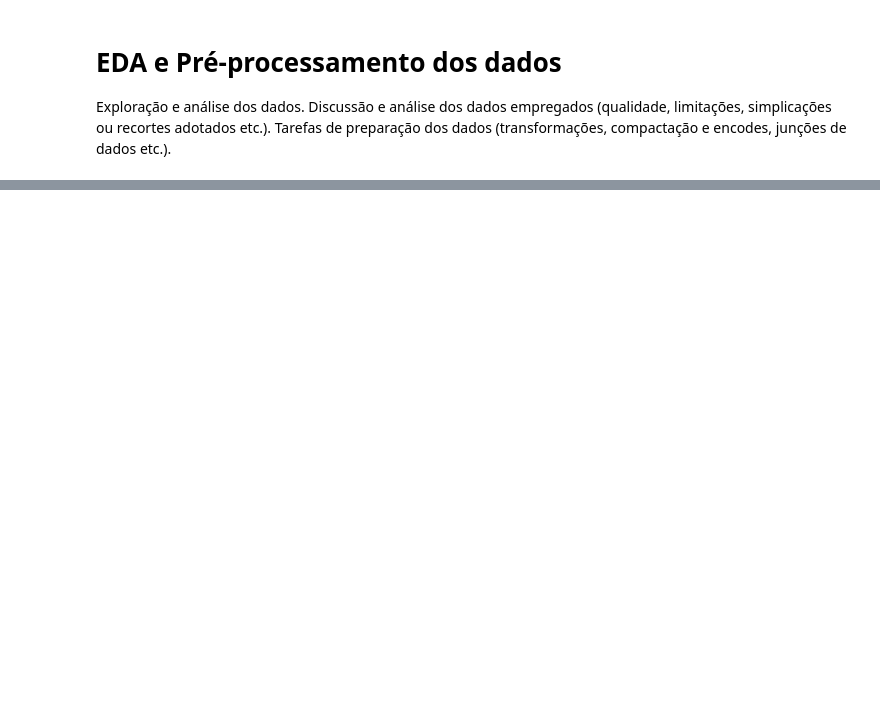
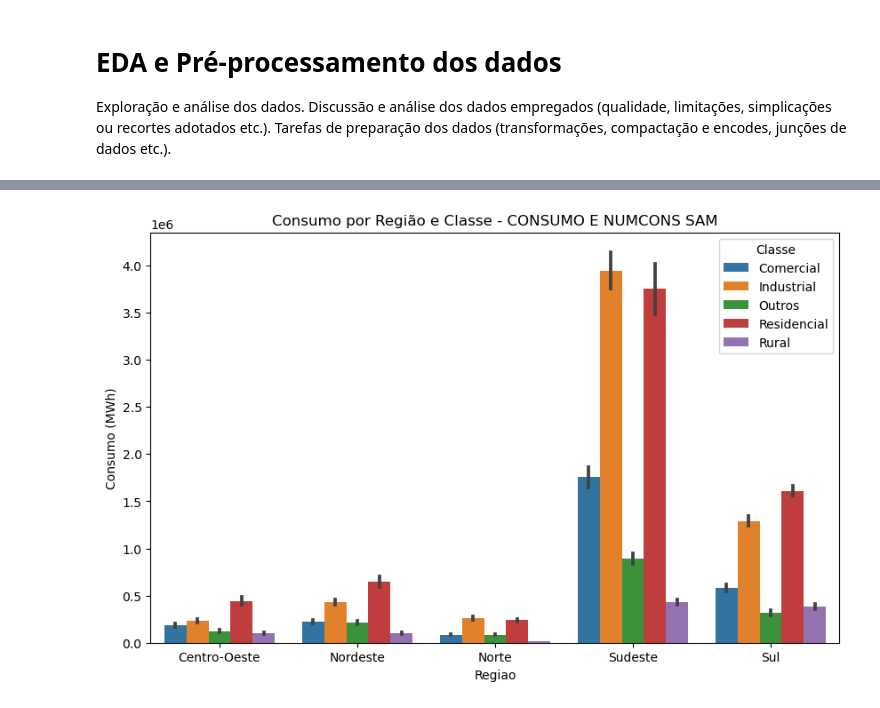
Before and after one commit to daniel64bit/distribuicao-renovavel, a Jupyter notebook: notebooks/entregas/entrega_04.ipynb, the cells around one changed output, grey strips where cells are left out. Drawn from its saved outputs; the diff is of its cells as text; code cells hidden in the pictures; blank space fills up the shorter version.

Commit message:
modelagem e projeção de consumo - entrega 04

```diff
--- a/notebooks/entregas/entrega_04.ipynb
+++ b/notebooks/entregas/entrega_04.ipynb
@@ -108,0 +669,5 @@ Nota final do trabalho 10.0
+# %%
+# Verificando as primeiras linhas de cada sheet
+for sheet in data:
+    print(f"\nPrimeiras linhas da aba: {sheet}")
+    display(data[sheet].head())
@@ -108,0 +696,8 @@ Nota final do trabalho 10.0
+# %%
+# Exibindo os tipos de dados e estatísticas descritivas para cada aba
+for sheet in data:
+    print(f"\nTipos de dados da aba: {sheet}")
+    print(display(data[sheet].dtypes))
+
+    print(f"\nEstatísticas descritivas da aba: {sheet}")
+    print(display(data[sheet].describe(include='all')))
@@ -108,0 +783,22 @@ Nota final do trabalho 10.0
+# %%
+# Tratamento de valores faltantes e inconsistentes
+for sheet in data:
+    print(f"\nValores faltantes na aba: {sheet}")
+
+    # Contagem total de valores faltantes
+    missing_total = data[sheet].isnull().sum().sum()
+    print(f"Total de valores faltantes: {missing_total}")
+
+    # Exibe também a contagem de valores faltantes por coluna
+    missing_count = data[sheet].isnull().sum()
+    print("Contagem de valores faltantes por coluna:")
+    print(missing_count)
+
+    # Após verificar, preenche valores faltantes (estratégia simples)
+    for column in data[sheet].columns:
+        if data[sheet][column].dtype == 'object':
+            # Preencher valores categóricos com o valor mais comum (moda)
+            data[sheet][column].fillna(data[sheet][column].mode()[0], inplace=True)
+        else:
+            # Preencher valores numéricos com a média
+            data[sheet][column].fillna(data[sheet][column].mean(), inplace=True)
@@ -108,0 +835,9 @@ Nota final do trabalho 10.0
+# %%
+# Distribuição do consumo por região e classe
+plt.figure(figsize=(10,6))
+sns.barplot(x='Regiao', y='Consumo', hue='Classe', data=data['CONSUMO E NUMCONS SAM'])
+plt.title('Consumo por Região e Classe - CONSUMO E NUMCONS SAM')
+plt.ylabel('Consumo (MWh)')
+plt.show()
+# %% [output]
+[figure, added]
```
Also changed, not shown: parts of 128 cells of this notebook.
